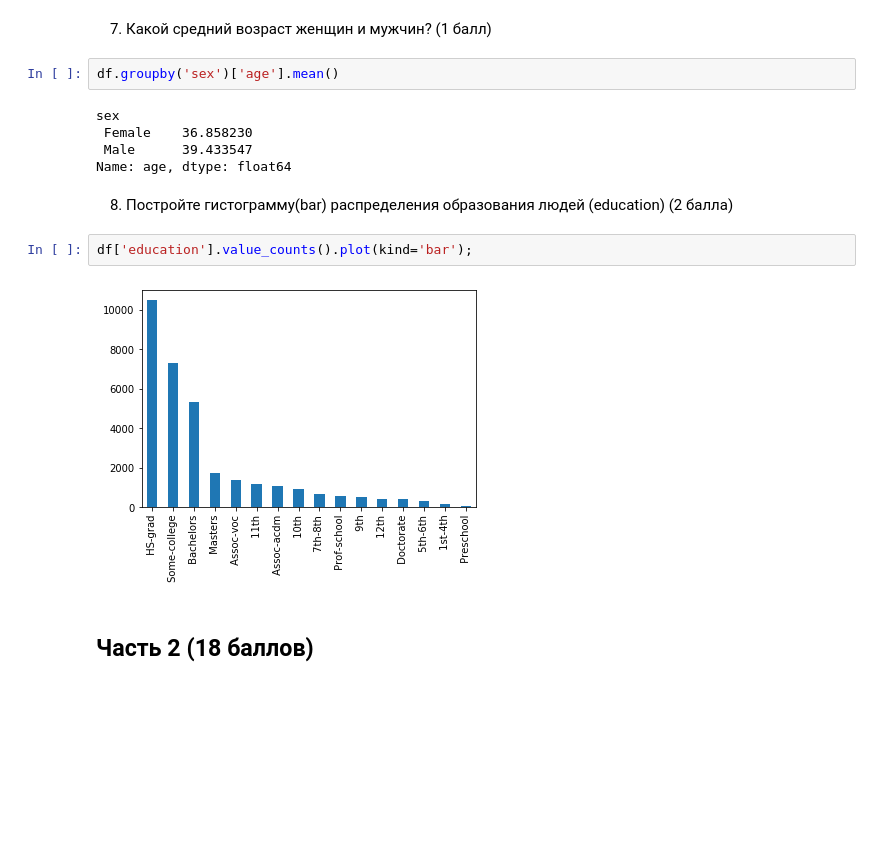
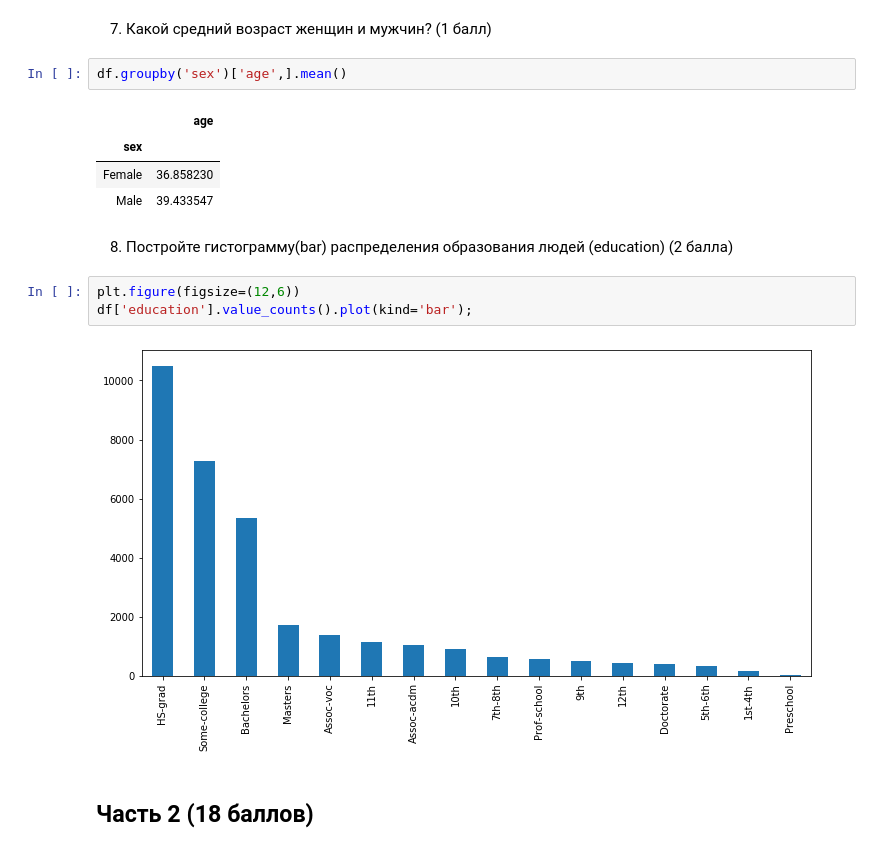
Before and after one commit to D7nis/Course-ML-Classic, a Jupyter notebook: Practice/1. Numpy + pandas/homework/01-02-workshop-pandas_DDA.ipynb, the cells around one changed output. Cells and saved outputs as stored; diff of their text form; blank space fills up the shorter version.

```diff
--- a/Practice/1. Numpy + pandas/homework/01-02-workshop-pandas_DDA.ipynb
+++ b/Practice/1. Numpy + pandas/homework/01-02-workshop-pandas_DDA.ipynb
@@ -153,18 +170,19 @@ Name: workclass, dtype: int64
 # %% [markdown]
 7) Какой средний возраст женщин и мужчин? (1 балл)
 # %%
-df.groupby('sex')['age'].mean()
+df.groupby('sex')['age',].mean()
 # %% [output]
-sex
- Female    36.858230
- Male      39.433547
-Name: age, dtype: float64
+|  | age |
+| sex |  |
+| Female | 36.858230 |
+| Male | 39.433547 |
 # %% [markdown]
 8) Постройте гистограмму(bar) распределения образования людей (education) (2 балла)
 # %%
+plt.figure(figsize=(12,6))
 df['education'].value_counts().plot(kind='bar');
 # %% [output]
-[figure, old version]
+[figure, new version]
 # %% [markdown]
 ## Часть 2 (18 баллов)
 # %% [markdown]
```
Also changed, not shown: parts of 21 cells of this notebook.
